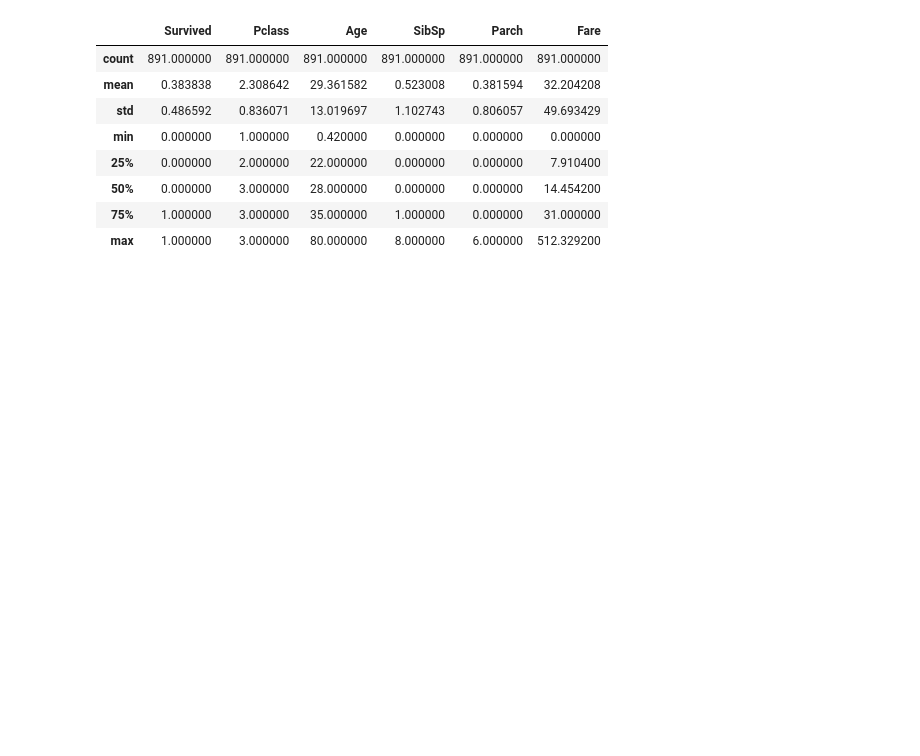
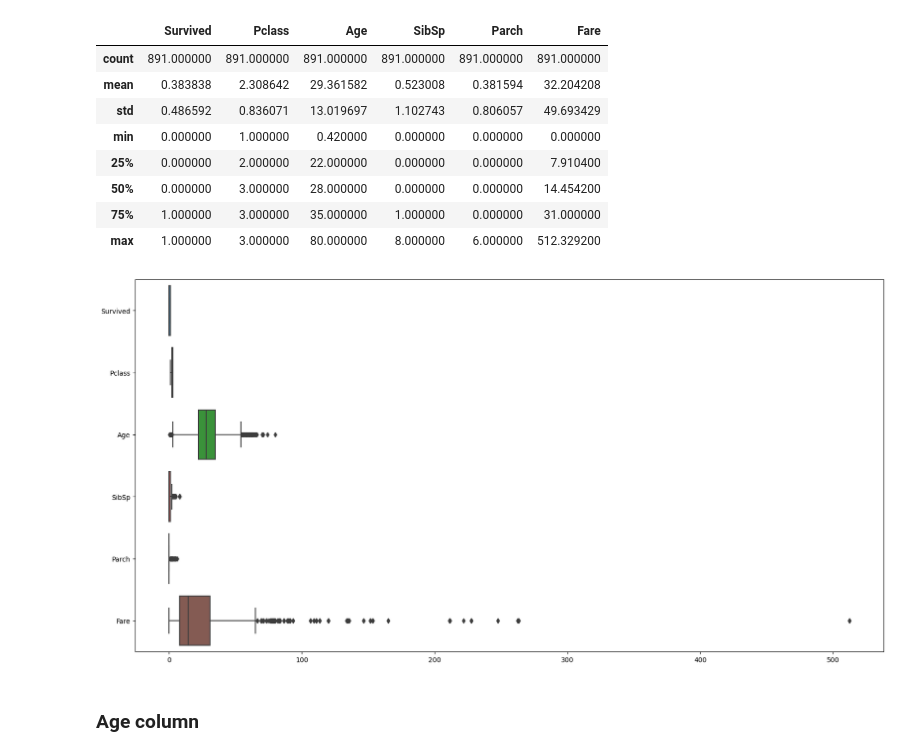
Before and after one commit to aravindsouth/dsa-assignment6, a Jupyter notebook: aravind_dsa_assig_6.ipynb, the cells around one changed output. Cells and saved outputs as stored; diff of their text form; code cells hidden in the pictures; blank space fills up the shorter version.

```diff
--- a/aravind_dsa_assig_6.ipynb
+++ b/aravind_dsa_assig_6.ipynb
@@ -205,3 +205,12 @@ data.describe()
 | 50% | 0.000000 | 3.000000 | 28.000000 | 0.000000 | 0.000000 | 14.454200 |
 | 75% | 1.000000 | 3.000000 | 35.000000 | 1.000000 | 0.000000 | 31.000000 |
 | max | 1.000000 | 3.000000 | 80.000000 | 8.000000 | 6.000000 | 512.329200 |
+# %%
+# Boxplot to detect outlier presence
+plt.figure(figsize=(20,10))
+sns.boxplot(data=data, orient='h')
+plt.show()
+# %% [output]
+[figure, added]
+# %% [markdown]
+### Age column
```
Also changed, not shown: parts of 65 cells of this notebook.
